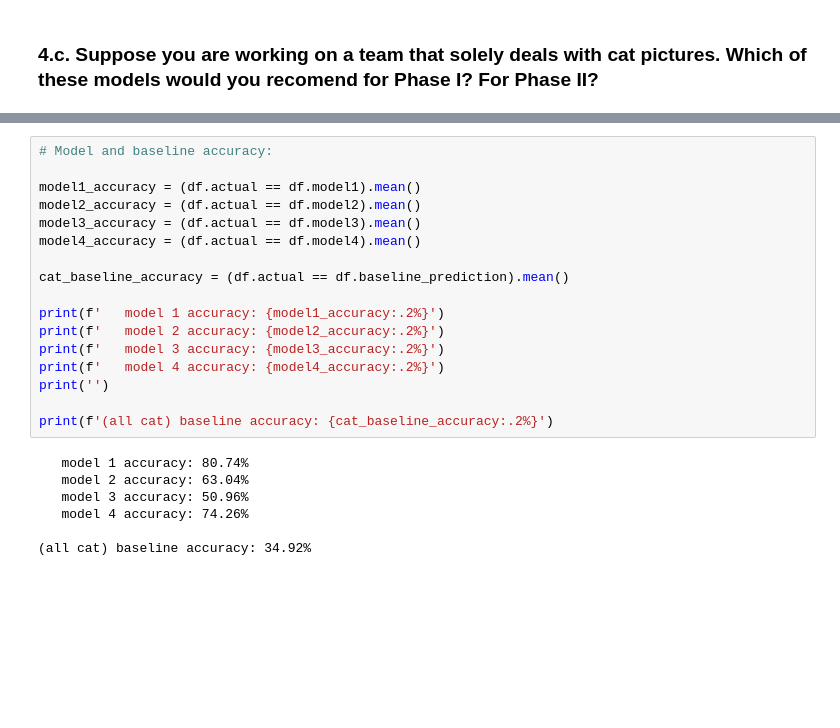
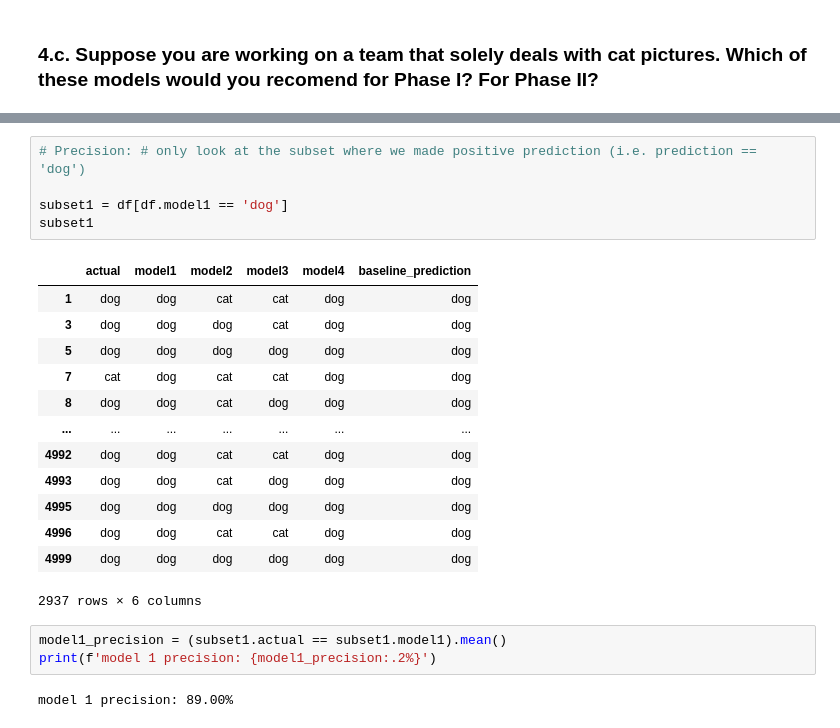
Before and after one commit to veronica-f-reyes/classification-exercises, a Jupyter notebook: model_evaluation.ipynb, the cells around one changed output, grey strips where cells are left out. Drawn from its saved outputs; the diff is of its cells as text; blank space fills up the shorter version.

```diff
--- a/model_evaluation.ipynb
+++ b/model_evaluation.ipynb
@@ -239,24 +288,24 @@ df
-# %%
-# Model and baseline accuracy:
-
-model1_accuracy = (df.actual == df.model1).mean()
-model2_accuracy = (df.actual == df.model2).mean()
-model3_accuracy = (df.actual == df.model3).mean()
-model4_accuracy = (df.actual == df.model4).mean()
-
-cat_baseline_accuracy = (df.actual == df.baseline_prediction).mean()
-
-print(f'   model 1 accuracy: {model1_accuracy:.2%}')
-print(f'   model 2 accuracy: {model2_accuracy:.2%}')
-print(f'   model 3 accuracy: {model3_accuracy:.2%}')
-print(f'   model 4 accuracy: {model4_accuracy:.2%}')
-print('')
-
-print(f'(all cat) baseline accuracy: {cat_baseline_accuracy:.2%}')
-# %% [output]
-   model 1 accuracy: 80.74%
-   model 2 accuracy: 63.04%
-   model 3 accuracy: 50.96%
-   model 4 accuracy: 74.26%
-
-(all cat) baseline accuracy: 34.92%
+# %%
+# Precision: # only look at the subset where we made positive prediction (i.e. prediction == 'dog')
+
+subset1 = df[df.model1 == 'dog']
+subset1
+# %% [output]
+|  | actual | model1 | model2 | model3 | model4 | baseline_prediction |
+| 1 | dog | dog | cat | cat | dog | dog |
+| 3 | dog | dog | dog | cat | dog | dog |
+| 5 | dog | dog | dog | dog | dog | dog |
+| 7 | cat | dog | cat | cat | dog | dog |
+| 8 | dog | dog | cat | dog | dog | dog |
+| ... | ... | ... | ... | ... | ... | ... |
+| 4992 | dog | dog | cat | cat | dog | dog |
+| 4993 | dog | dog | cat | dog | dog | dog |
+| 4995 | dog | dog | dog | dog | dog | dog |
+| 4996 | dog | dog | cat | cat | dog | dog |
+| 4999 | dog | dog | dog | dog | dog | dog |
+2937 rows × 6 columns
+# %%
+model1_precision = (subset1.actual == subset1.model1).mean()
+print(f'model 1 precision: {model1_precision:.2%}')
+# %% [output]
+model 1 precision: 89.00%
```
Also changed, not shown: parts of 47 cells of this notebook, 2 other files.
